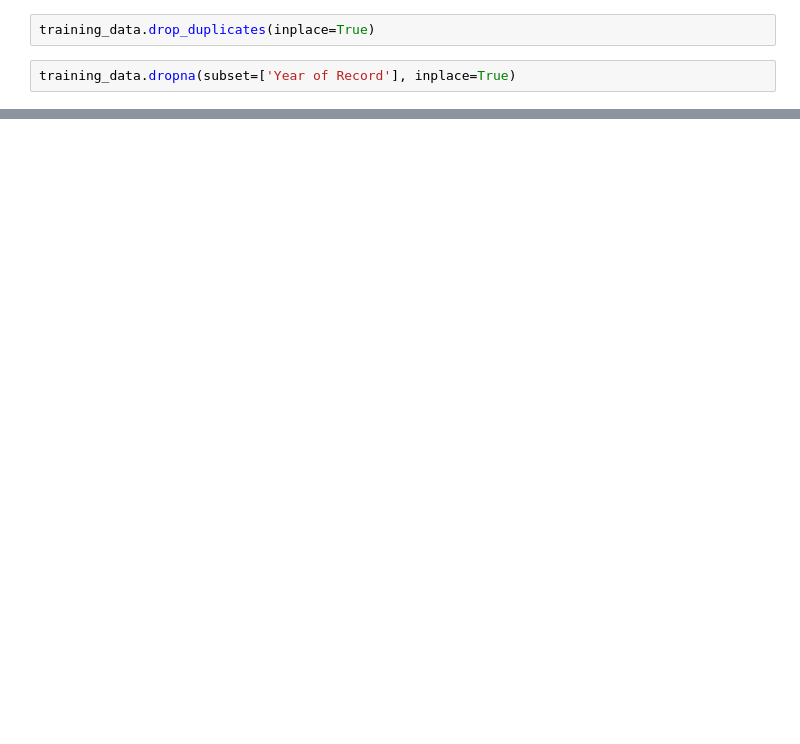
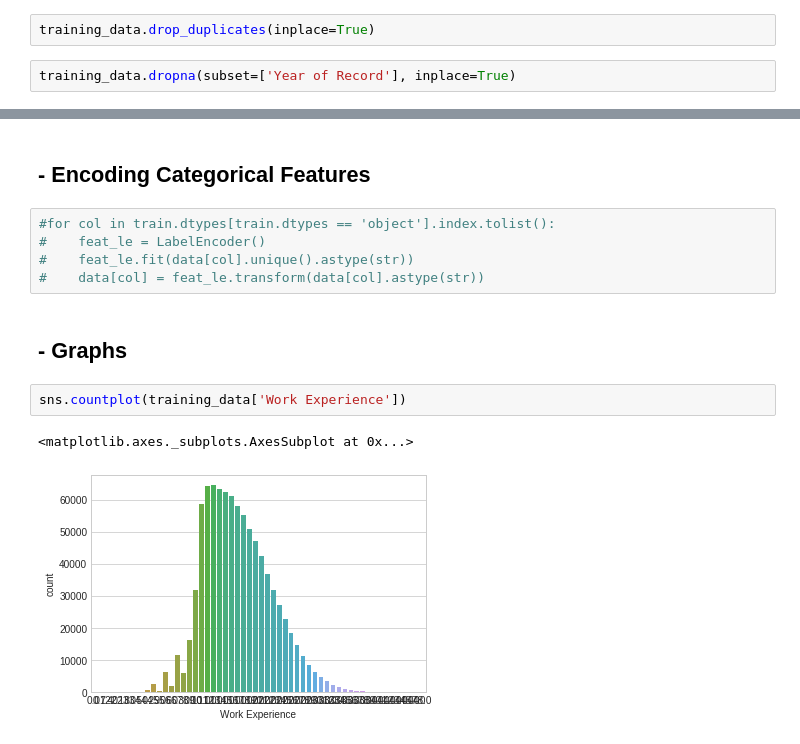
Before and after one commit to ZINAHAL/income_predictor_group_project_team203, a Jupyter notebook: main.ipynb, the cells around one changed output, grey strips where cells are left out. Drawn from its saved outputs; the diff is of its cells as text; blank space fills up the shorter version.

```diff
--- a/main.ipynb
+++ b/main.ipynb
@@ -42,0 +74,14 @@ training_data.dropna(subset=['Year of Record'], inplace=True)
+# %% [markdown]
+## - Encoding Categorical Features
+# %%
+#for col in train.dtypes[train.dtypes == 'object'].index.tolist():
+#    feat_le = LabelEncoder()
+#    feat_le.fit(data[col].unique().astype(str))
+#    data[col] = feat_le.transform(data[col].astype(str))
+# %% [markdown]
+## - Graphs
+# %%
+sns.countplot(training_data['Work Experience'])
+# %% [output]
+<matplotlib.axes._subplots.AxesSubplot at 0x...>
+[figure, added]
```
Also changed, not shown: parts of 31 cells of this notebook, 1 other file.
